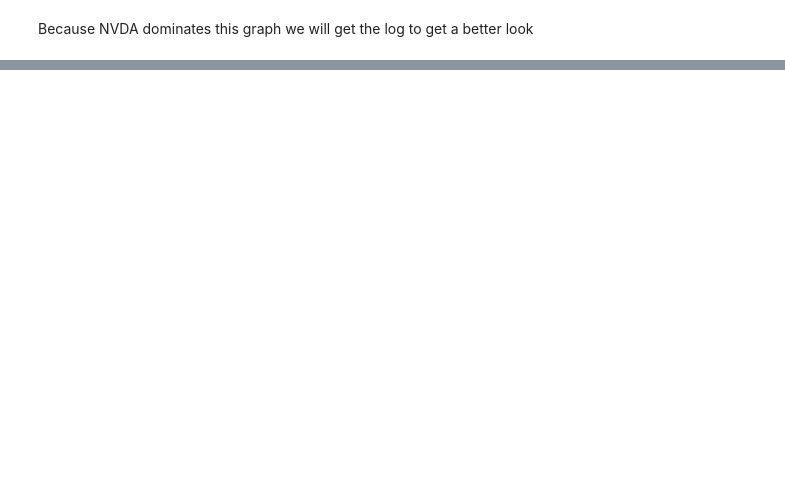
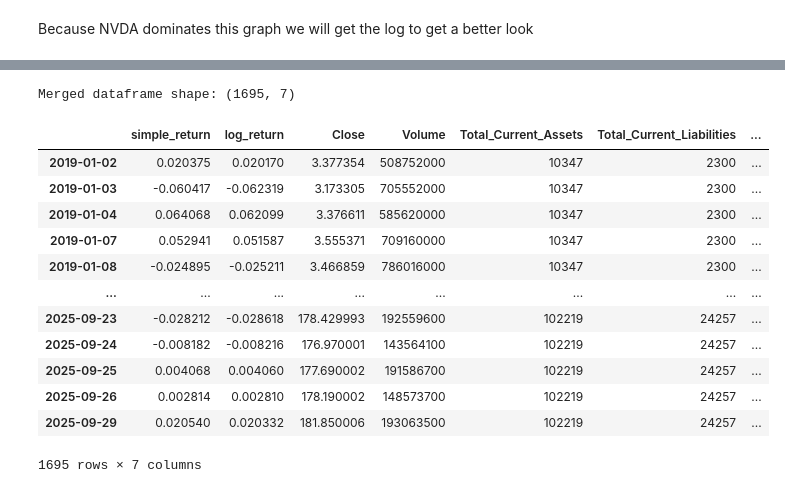
Before and after one commit to vdanielb/stock-market-inference, a Jupyter notebook: project.ipynb, the cells around one changed output, grey strips where cells are left out. Drawn from its saved outputs; the diff is of its cells as text; code cells hidden in the pictures; blank space fills up the shorter version.

Commit message:
merged df and tried linear regression

```diff
--- a/project.ipynb
+++ b/project.ipynb
@@ -136,0 +218,24 @@ NVDA_returns
+# %%
+# Resample by daily frequency (fill quarterly values across days)
+assets_liabilities_daily = assets_liabilities.resample('D').ffill()
+
+# Alternatively, if you want to align with your stock data date range:
+start_date = "2019-01-01"
+end_date = "2025-09-30"
+date_range = pd.date_range(start=start_date, end=end_date, freq='D')
+
+# Reindex to specific date range and forward fill
+assets_liabilities_daily = assets_liabilities.reindex(date_range, method='ffill')
+
+# Filter out weekends (Saturday=5, Sunday=6)
+assets_liabilities_weekdays = assets_liabilities_daily[assets_liabilities_daily.index.weekday < 5]
+
+# Alternatively, you can use business day frequency from the start
+start_date = "2019-01-01"
+end_date = "2025-09-30"
+business_days = pd.bdate_range(start=start_date, end=end_date)
+
+# Reindex to business days only and forward fill
+assets_liabilities_business = assets_liabilities.reindex(business_days, method='ffill')
+
+assets_liabilities_business
@@ -136,0 +256,29 @@ NVDA_returns
+# %%
+# # Ensure both DataFrames have timezone-naive datetime indices
+# if NVDA_returns.index.tz is not None:
+#     NVDA_returns.index = NVDA_returns.index.tz_localize(None)
+
+if assets_liabilities_business.index.tz is not None:
+    assets_liabilities_business.index = assets_liabilities_business.index.tz_localize(None)
+
+nvda_df = NVDA_returns.merge(assets_liabilities_business, left_index = True, right_index = True)
+
+# Now merge should work
+print(f"Merged dataframe shape: {nvda_df.shape}")
+nvda_df.head()
+nvda_df
+# %% [output]
+Merged dataframe shape: (1695, 7)
+|  | simple_return | log_return | Close | Volume | Total_Current_Assets | Total_Current_Liabilities | ... |
+| 2019-01-02 | 0.020375 | 0.020170 | 3.377354 | 508752000 | 10347 | 2300 | ... |
+| 2019-01-03 | -0.060417 | -0.062319 | 3.173305 | 705552000 | 10347 | 2300 | ... |
+| 2019-01-04 | 0.064068 | 0.062099 | 3.376611 | 585620000 | 10347 | 2300 | ... |
+| 2019-01-07 | 0.052941 | 0.051587 | 3.555371 | 709160000 | 10347 | 2300 | ... |
+| 2019-01-08 | -0.024895 | -0.025211 | 3.466859 | 786016000 | 10347 | 2300 | ... |
+| ... | ... | ... | ... | ... | ... | ... | ... |
+| 2025-09-23 | -0.028212 | -0.028618 | 178.429993 | 192559600 | 102219 | 24257 | ... |
+| 2025-09-24 | -0.008182 | -0.008216 | 176.970001 | 143564100 | 102219 | 24257 | ... |
+| 2025-09-25 | 0.004068 | 0.004060 | 177.690002 | 191586700 | 102219 | 24257 | ... |
+| 2025-09-26 | 0.002814 | 0.002810 | 178.190002 | 148573700 | 102219 | 24257 | ... |
+| 2025-09-29 | 0.020540 | 0.020332 | 181.850006 | 193063500 | 102219 | 24257 | ... |
+1695 rows × 7 columns
```
Also changed, not shown: parts of 8 cells of this notebook.
